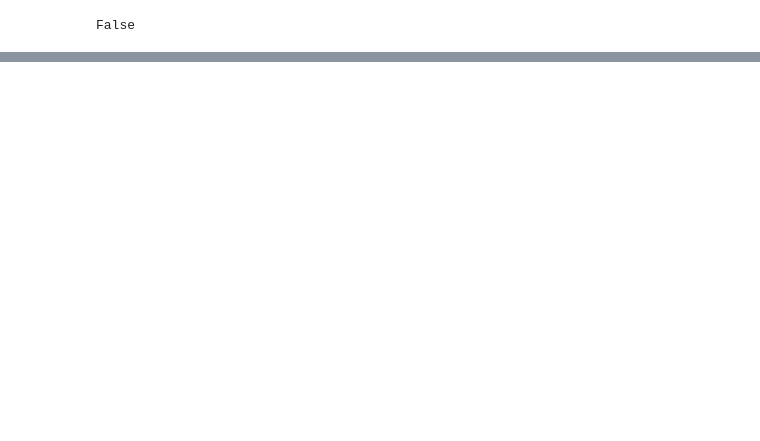
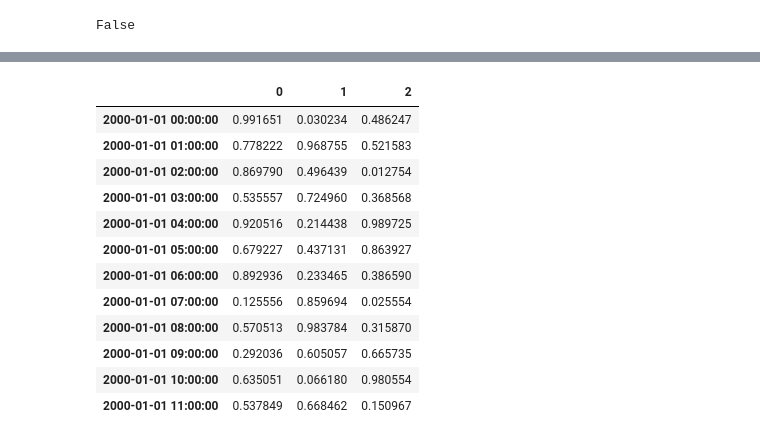
Before and after one commit to connected-intelligent-systems/forcateri, a Jupyter notebook: notebooks/ts_test.ipynb, the cells around one changed output, grey strips where cells are left out. Drawn from its saved outputs; the diff is of its cells as text; code cells hidden in the pictures; blank space fills up the shorter version.

```diff
--- a/notebooks/ts_test.ipynb
+++ b/notebooks/ts_test.ipynb
@@ -207,0 +217,5 @@ ts_ambiguous.data
+# %%
+QUANTILES = [0.1, 0.5, 0.9]
+ts_q = TimeSeries(dt_quant,representation='quantiles', quantiles=QUANTILES)
+ts_q.data
+# %% [output]
@@ -207,0 +223,13 @@ ts_ambiguous.data
+|  | 0 | 1 | 2 |
+| 2000-01-01 00:00:00 | 0.991651 | 0.030234 | 0.486247 |
+| 2000-01-01 01:00:00 | 0.778222 | 0.968755 | 0.521583 |
+| 2000-01-01 02:00:00 | 0.869790 | 0.496439 | 0.012754 |
+| 2000-01-01 03:00:00 | 0.535557 | 0.724960 | 0.368568 |
+| 2000-01-01 04:00:00 | 0.920516 | 0.214438 | 0.989725 |
+| 2000-01-01 05:00:00 | 0.679227 | 0.437131 | 0.863927 |
+| 2000-01-01 06:00:00 | 0.892936 | 0.233465 | 0.386590 |
+| 2000-01-01 07:00:00 | 0.125556 | 0.859694 | 0.025554 |
+| 2000-01-01 08:00:00 | 0.570513 | 0.983784 | 0.315870 |
+| 2000-01-01 09:00:00 | 0.292036 | 0.605057 | 0.665735 |
+| 2000-01-01 10:00:00 | 0.635051 | 0.066180 | 0.980554 |
+| 2000-01-01 11:00:00 | 0.537849 | 0.668462 | 0.150967 |
```
Also changed, not shown: parts of 15 cells of this notebook, 2 other files.
